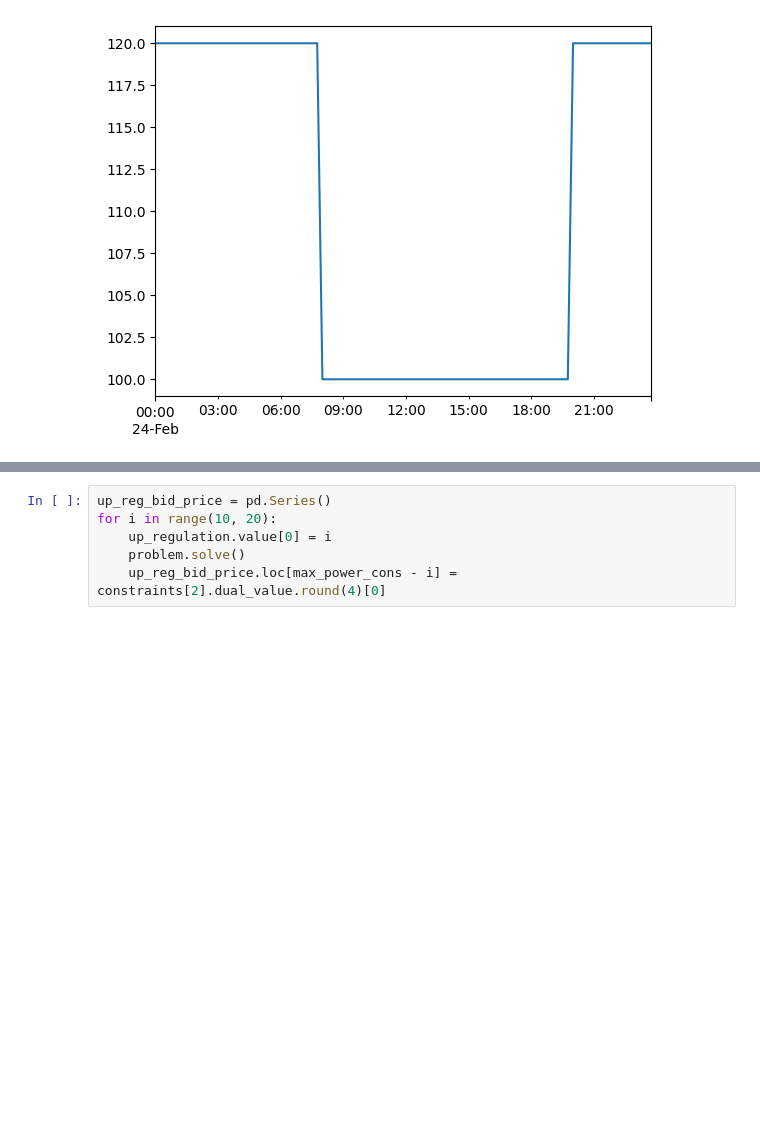
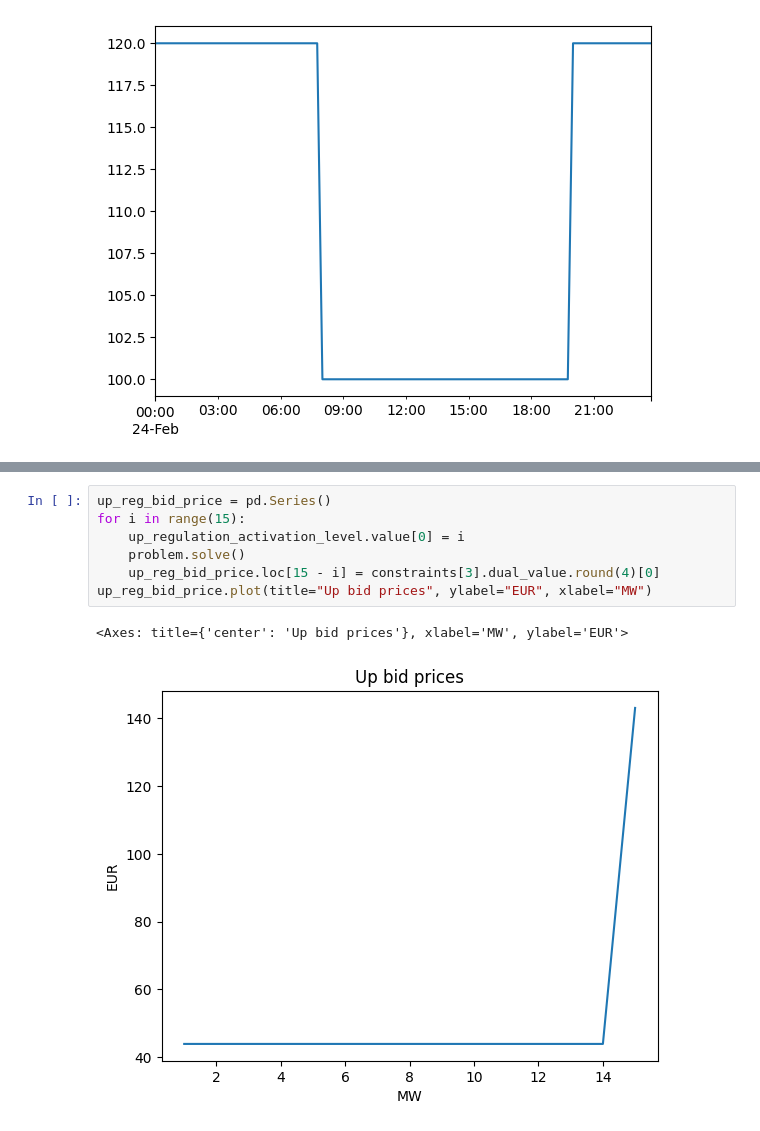
Before and after one commit to edu230991/energy-notebooks, a Jupyter notebook: power-to-heat/heat-optimization-ancillaries-activation.ipynb, the cells around one changed output, grey strips where cells are left out. Cells and saved outputs as stored; diff of their text form; blank space fills up the shorter version.

```diff
--- a/power-to-heat/heat-optimization-ancillaries-activation.ipynb
+++ b/power-to-heat/heat-optimization-ancillaries-activation.ipynb
@@ -126,7 +136,11 @@ Change in cost: 439.12247130676406
 # %%
 up_reg_bid_price = pd.Series()
-for i in range(10, 20):
-    up_regulation.value[0] = i
+for i in range(15):
+    up_regulation_activation_level.value[0] = i
     problem.solve()
-    up_reg_bid_price.loc[max_power_cons - i] = constraints[2].dual_value.round(4)[0]
+    up_reg_bid_price.loc[15 - i] = constraints[3].dual_value.round(4)[0]
+up_reg_bid_price.plot(title="Up bid prices", ylabel="EUR", xlabel="MW")
+# %% [output]
+<Axes: title={'center': 'Up bid prices'}, xlabel='MW', ylabel='EUR'>
+[figure, added]
 # %%
```
Also changed, not shown: parts of 6 cells of this notebook, 2 other files.
